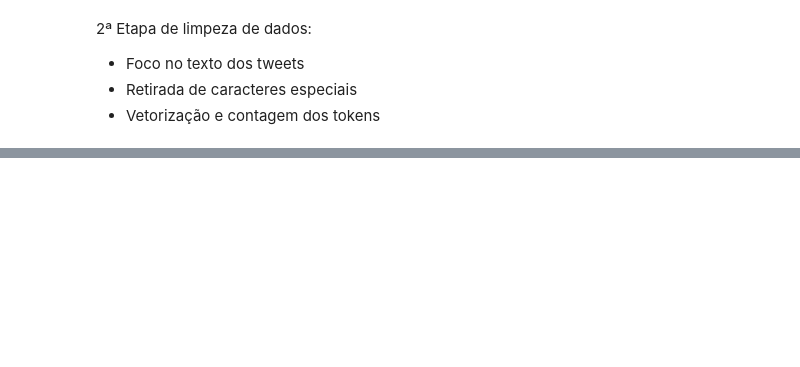
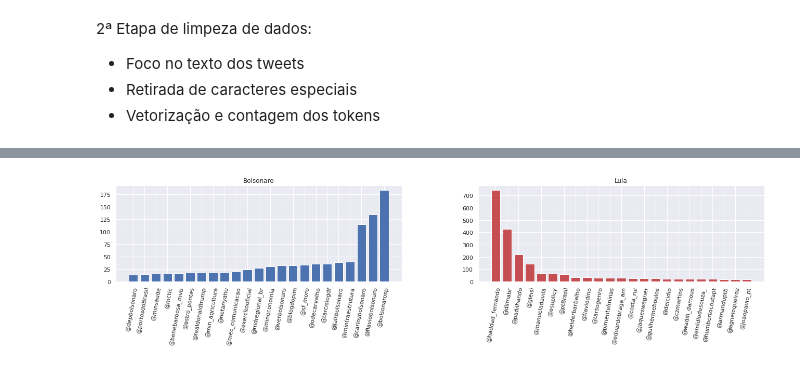
Before and after one commit to eduardodut/Analise-tweets-ICD-Unifor, a Jupyter notebook: AnaliseTweets.ipynb, the cells around one changed output, grey strips where cells are left out. Cells and saved outputs as stored; diff of their text form; code cells hidden in the pictures; blank space fills up the shorter version.

```diff
--- a/AnaliseTweets.ipynb
+++ b/AnaliseTweets.ipynb
@@ -637,0 +758,80 @@ import matplotlib.pyplot as plt
+# %%
+#@title Comparação de vocabulário entre usuários
+#@markdown Visualização das palavras mais utilizadas por usuário
+data_inicial = '2009-03-24'  #@param {type: "date"}
+data_final = '2021-04-30'  #@param {type: "date"}
+
+#@markdown Quantidade de palavras por usuário:
+
+qtd_palavras = 23  #@param {type: "slider", min: 5, max: 30}
+
+#@markdown Busca os termos que contenham a seguinte string:
+
+busca_termo = "@" #@param {type:"string"}
+
+#@markdown Plota o gráfico com a frequência das palavras entre as palavras mais escritas, do contrário será plotada a quantidade de palavras:
+
+por_frequencia = False #@param {type:"boolean"}
+
+
+bolso_filtrado, bolsonaro_restante, data_inicial_bolsonaro, data_final_bolsonaro = secciona_dataframe(bolso_data,
+                                                                                                          data_inicial,
+                                                                                                          data_final)
+
+lula_filtrado, lula_restante, data_inicial_lula, data_final_lula = secciona_dataframe(lula_data,
+                                                                                      data_inicial,
+                                                                                      data_final)
+
+fig, (ax1,ax2) = plt.subplots(1,2,sharey= por_frequencia)
+
+
+palavras_bolso_filtrado = vetoriza(bolso_filtrado['full_text'])
+
+palavras_lula_filtrado = vetoriza(lula_filtrado['full_text'])
+
+
+bolsonaro = palavras_bolso_filtrado.loc[palavras_bolso_filtrado.index.str.contains(busca_termo.lower())][0:qtd_palavras]
+
+if por_frequencia:
+  altura = bolsonaro['term_count']/bolsonaro['term_count'].sum()
+else:
+  altura = bolsonaro['term_count']
+
+ax1.bar(bolsonaro.index,
+        altura,
+        color = 'b')
+ax1.invert_xaxis()
+
+ax1.set_title('Bolsonaro')
+
+ax1.set_xticklabels(bolsonaro.index,rotation=80,ha='right',rotation_mode='anchor')
+
+
+lula = palavras_lula_filtrado.loc[palavras_lula_filtrado.index.str.contains(busca_termo.lower())][0:qtd_palavras]
+
+
+
+if por_frequencia:
+  altura = lula['term_count']/lula['term_count'].sum()
+else:
+  altura = lula['term_count']
+ax2.bar(lula.index,
+        altura,
+        color = 'r')
+
+
+ax2.set_xticklabels(lula.index,rotation=80,ha='right',rotation_mode='anchor')
+
+# ax2.set_yticklabels(['reference', 'something', 'something else', 'nothing', ],
+#                     ha='center', position=(-0.25, 0))
+ax2.set_title('Lula')
+
+fig.tight_layout()
+sns.set()
+fig.set_size_inches(20,6)
+
+
+print("Selecionados ",lula_filtrado.shape[0], ' dos ',lula_data.shape[0]," tweets do lula")
+print("Selecionados ",bolsonaro_filtrado.shape[0], ' dos ',bolso_data.shape[0]," tweets do Bolsonaro")
+plt.show()
+# %% [output]
@@ -638 +840,2 @@ import matplotlib.pyplot as plt
+[figure, added]
 # %%
```
Also changed, not shown: parts of 33 cells of this notebook.
